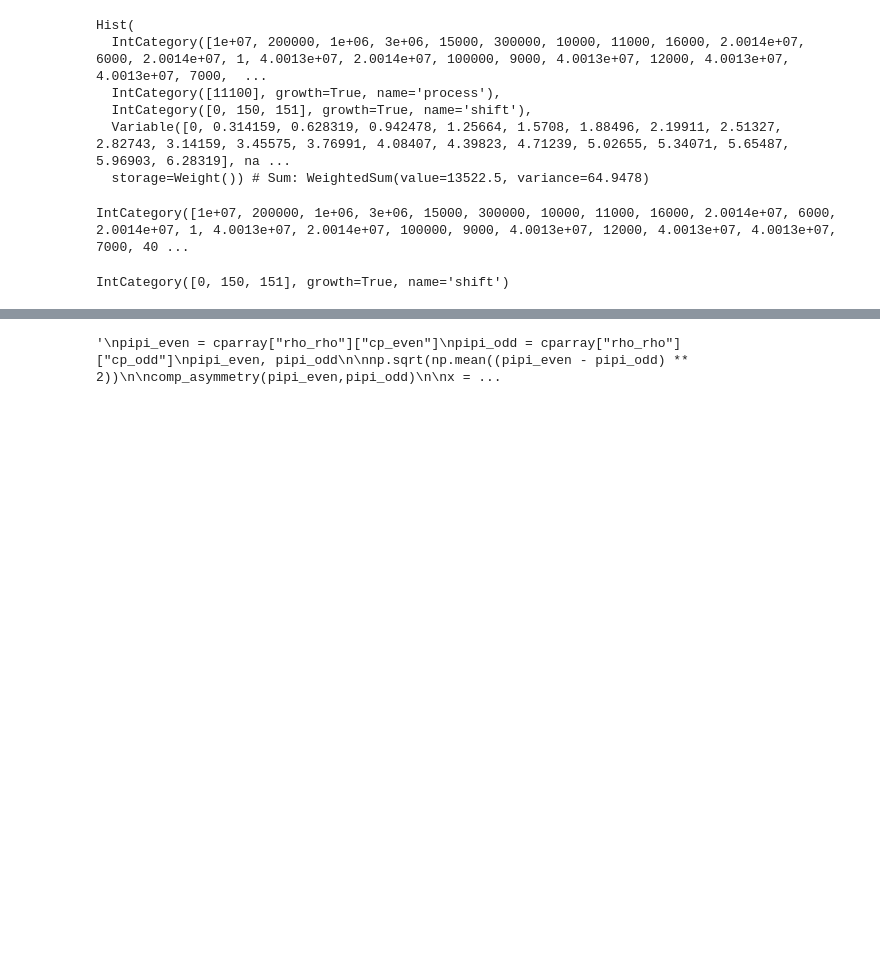
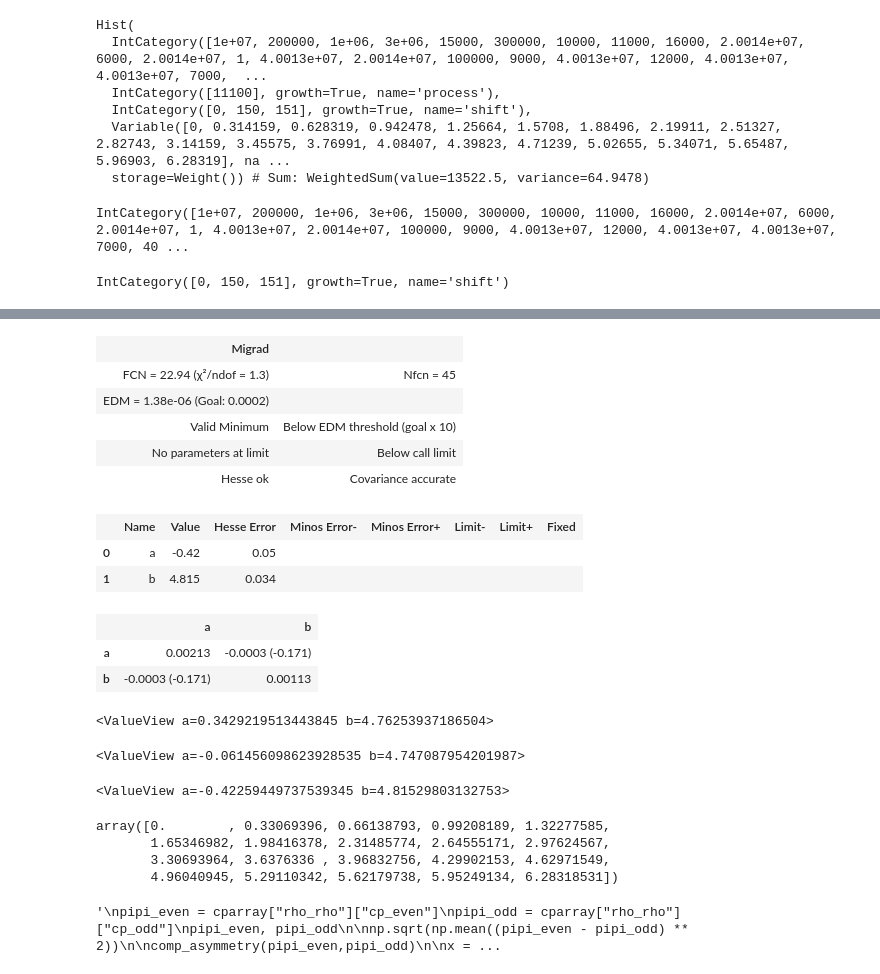
Before and after one commit to mathilde-t/PhiCP_Fit, a Jupyter notebook: fit_phicp.ipynb, the cells around one changed output, grey strips where cells are left out. Drawn from its saved outputs; the diff is of its cells as text; code cells hidden in the pictures; blank space fills up the shorter version.

```diff
--- a/fit_phicp.ipynb
+++ b/fit_phicp.ipynb
@@ -239,3 +303,37 @@ cpfitarray
+# %%
+m_odd
+# %% [output]
+| Migrad |  |
+| FCN = 22.94 (χ²/ndof = 1.3) | Nfcn = 45 |
+| EDM = 1.38e-06 (Goal: 0.0002) |  |
+| Valid Minimum | Below EDM threshold (goal x 10) |
+| No parameters at limit | Below call limit |
+| Hesse ok | Covariance accurate |
+|  | Name | Value | Hesse Error | Minos Error- | Minos Error+ | Limit- | Limit+ | Fixed |
+| 0 | a | -0.42 | 0.05 |  |  |  |  |  |
+| 1 | b | 4.815 | 0.034 |  |  |  |  |  |
+|  | a | b |
+| a | 0.00213 | -0.0003 (-0.171) |
+| b | -0.0003 (-0.171) | 0.00113 |
+# %%
+m_even.values
+# %% [output]
+<ValueView a=0.3429219513443845 b=4.76253937186504>
+# %%
+m_maxmix.values
+# %% [output]
+<ValueView a=-0.061456098623928535 b=4.747087954201987>
+# %%
+m_odd.values
+# %% [output]
+<ValueView a=-0.42259449737539345 b=4.81529803132753>
+# %%
+x
+# %% [output]
+array([0.        , 0.33069396, 0.66138793, 0.99208189, 1.32277585,
+       1.65346982, 1.98416378, 2.31485774, 2.64555171, 2.97624567,
+       3.30693964, 3.6376336 , 3.96832756, 4.29902153, 4.62971549,
+       4.96040945, 5.29110342, 5.62179738, 5.95249134, 6.28318531])
 # %%
 """
 pipi_even = cparray["rho_rho"]["cp_even"]
```
Also changed, not shown: parts of 7 cells of this notebook, 2 other files.
